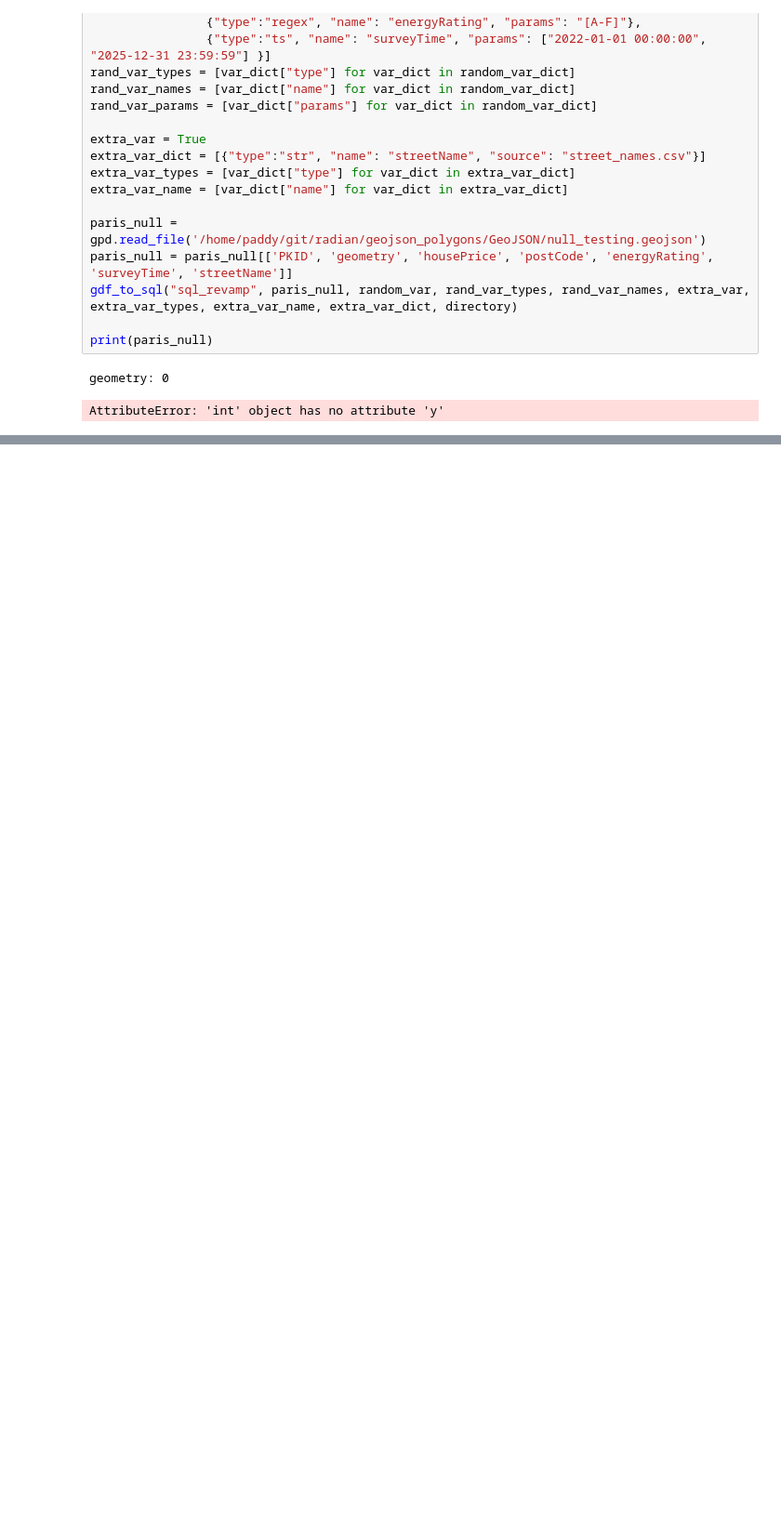
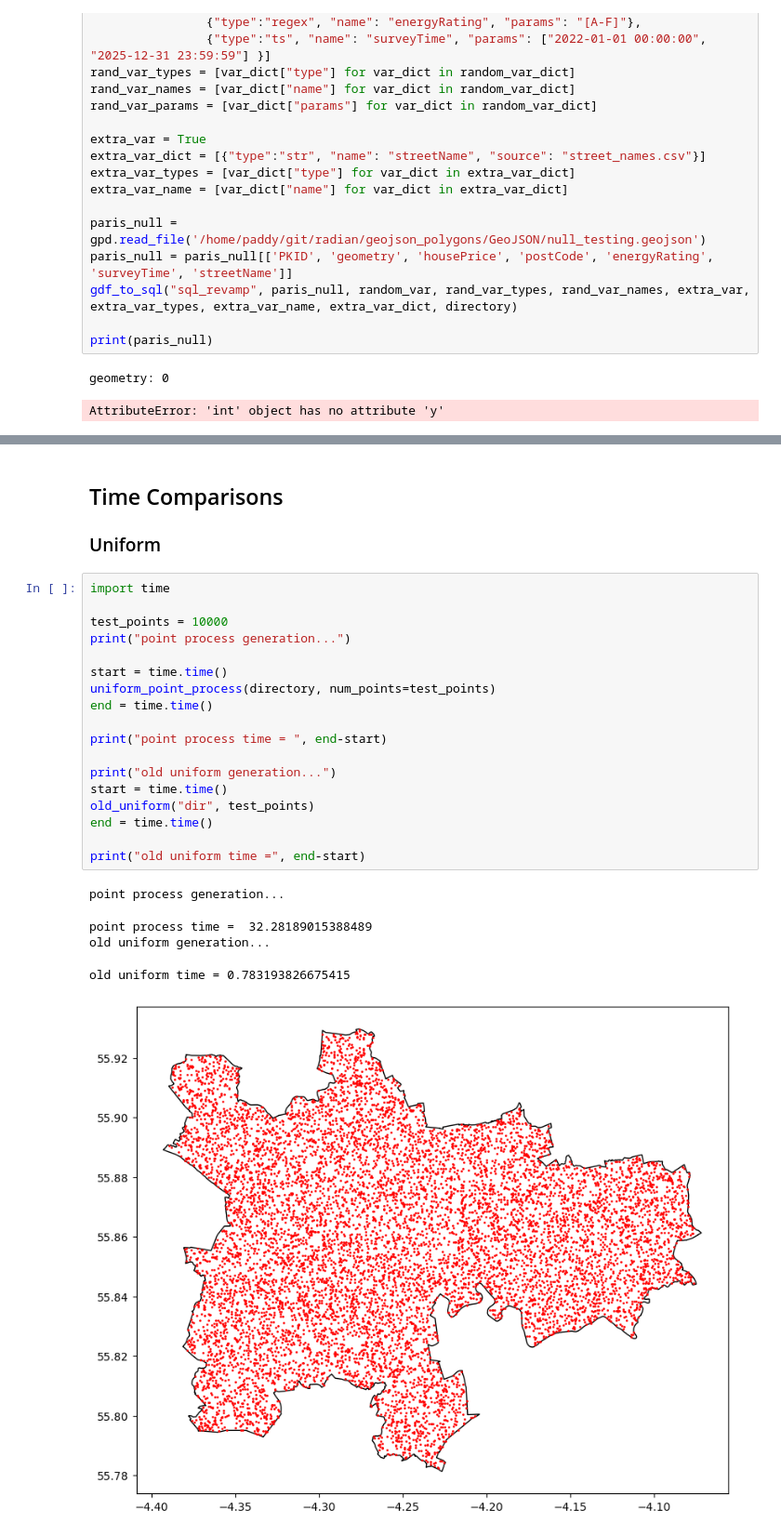
Before and after one commit to paddeaux/radian, a Jupyter notebook: new_features.ipynb, the cells around one changed output, grey strips where cells are left out. Shown at 93% size. Cells and saved outputs as stored; diff of their text form; blank space fills up the shorter version.

```diff
--- a/new_features.ipynb
+++ b/new_features.ipynb
@@ -331,0 +458,28 @@ AttributeError: 'numpy.ndarray' object has no attribute 'columns'
+# %% [markdown]
+## Time Comparisons
+
+### Uniform
+# %%
+import time
+
+test_points = 10000
+print("point process generation...")
+
+start = time.time()
+uniform_point_process(directory, num_points=test_points)
+end = time.time()
+
+print("point process time = ", end-start)
+
+print("old uniform generation...")
+start = time.time()
+old_uniform("dir", test_points)
+end = time.time()
+
+print("old uniform time =", end-start)
+# %% [output]
+point process generation...
+point process time =  32.28189015388489
+old uniform generation...
+old uniform time = 0.783193826675415
+[figure, added]
```
Also changed, not shown: parts of 10 cells of this notebook, 10 other files.
